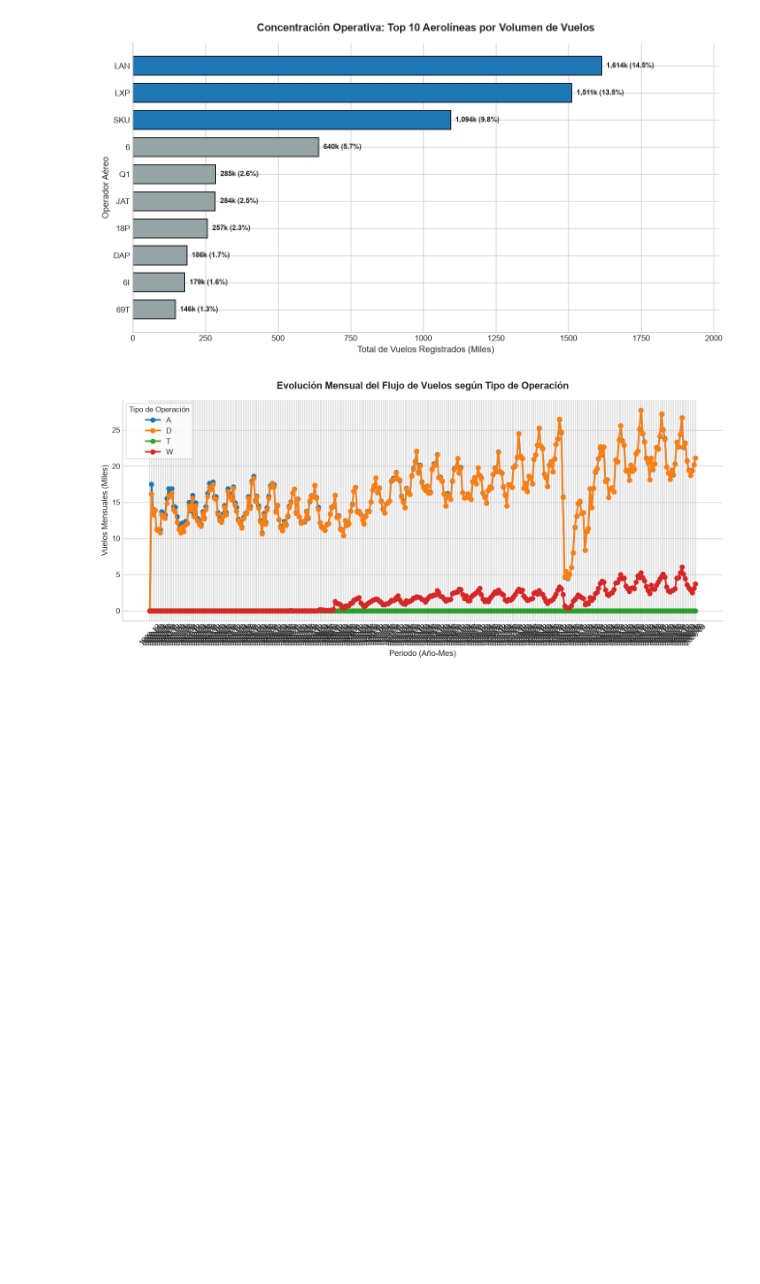
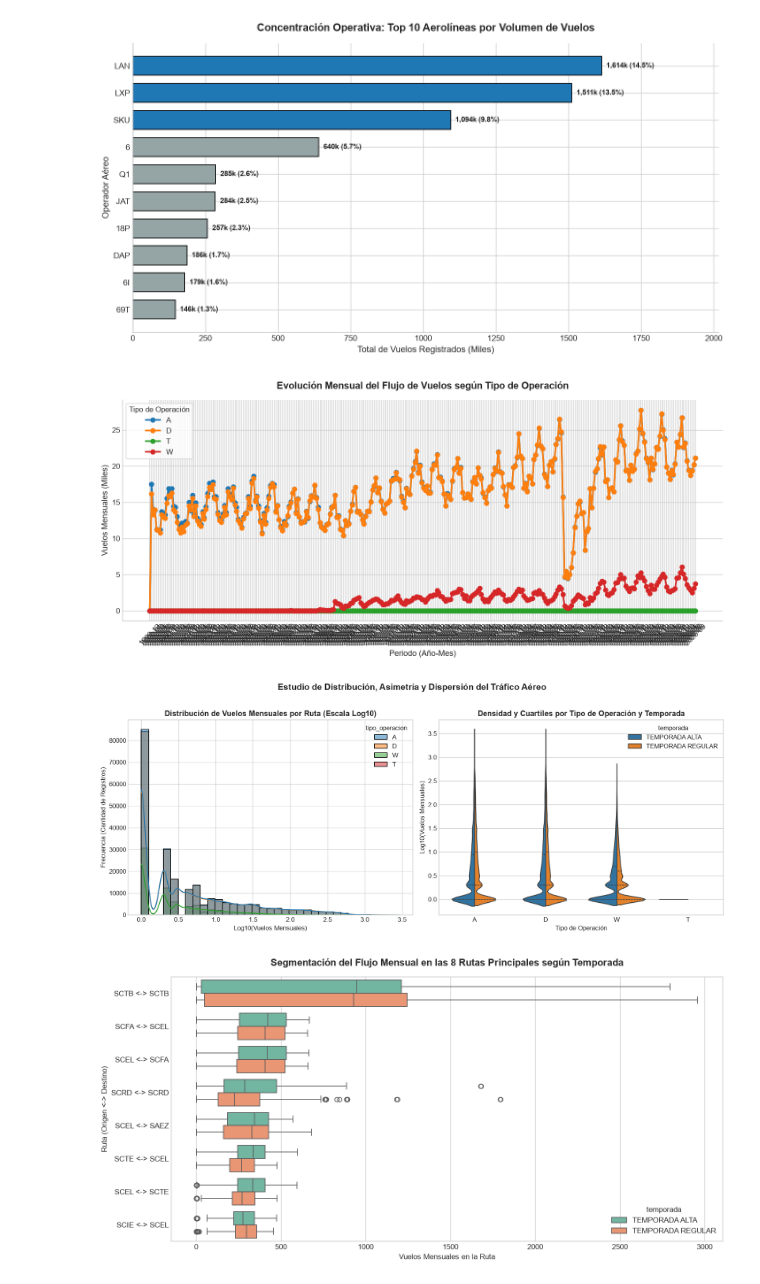
Before and after one commit to VicenteJss/visualizacion-transporte-liapiz-vicente, a Jupyter notebook: notebooks/evaluacion02.ipynb, the cells around one changed output. Drawn from its saved outputs; the diff is of its cells as text; code cells hidden in the pictures; blank space fills up the shorter version.

Commit message:
viz: integra seaborn y grafico multidimensional cruzando 5 variables

```diff
--- a/notebooks/evaluacion02.ipynb
+++ b/notebooks/evaluacion02.ipynb
@@ -492,3 +492,48 @@ plt.show()
 # %% [output]
 [figure]
 [figure]
+# %%
+# PREPARACIÓN DE DATOS PARA SEABORN (Para no colapsar la RAM)
+# Agrupamos los vuelos por ruta y mes
+df_rutas_mes = df_clean.groupby(['periodo_ym', 'ruta', 'tipo_operacion', 'temporada'], as_index=False).agg(
+    vuelos_mensuales=('dt_operacion', 'count')
+)
+df_rutas_mes = df_rutas_mes[df_rutas_mes['vuelos_mensuales'] > 0].copy()
+
+# Aplicamos logaritmo base 10 porque hay rutas masivas y rutas de 1 solo vuelo
+df_rutas_mes['log10_vuelos'] = np.log10(df_rutas_mes['vuelos_mensuales'])
+
+# --- VISUALIZACIÓN 3 (SEABORN - DISTRIBUCIÓN): Histograma y Violinplot ---
+fig, axes = plt.subplots(1, 2, figsize=(14, 5.5), dpi=120)
+
+sns.histplot(data=df_rutas_mes, x='log10_vuelos', hue='tipo_operacion', kde=True, bins=35, ax=axes[0], alpha=0.5)
+axes[0].set_title("Distribución de Vuelos Mensuales por Ruta (Escala Log10)", fontsize=12, fontweight='bold')
+axes[0].set_xlabel("Log10(Vuelos Mensuales)")
+axes[0].set_ylabel("Frecuencia (Cantidad de Registros)")
+
+sns.violinplot(data=df_rutas_mes, x='tipo_operacion', y='log10_vuelos', hue='temporada', split=True, inner='quart', ax=axes[1])
+axes[1].set_title("Densidad y Cuartiles por Tipo de Operación y Temporada", fontsize=12, fontweight='bold')
+axes[1].set_xlabel("Tipo de Operación")
+axes[1].set_ylabel("Log10(Vuelos Mensuales)")
+
+fig.suptitle("Estudio de Distribución, Asimetría y Dispersión del Tráfico Aéreo", fontsize=14, fontweight='bold', y=1.02)
+fig.tight_layout()
+fig.savefig(f"{FIGURES_DIR}03_seaborn_distribucion.png", dpi=300, bbox_inches='tight')
+plt.show()
+
+# --- VISUALIZACIÓN 4 (SEABORN - SEGMENTACIÓN): Boxplot de Top 8 Rutas ---
+top8_rutas = df_rutas_mes.groupby('ruta')['vuelos_mensuales'].sum().nlargest(8).index.tolist()
+df_top8 = df_rutas_mes[df_rutas_mes['ruta'].isin(top8_rutas)]
+
+fig, ax = plt.subplots(figsize=(12, 6), dpi=120)
+sns.boxplot(data=df_top8, x='vuelos_mensuales', y='ruta', hue='temporada', order=top8_rutas, palette="Set2", ax=ax)
+ax.set_title("Segmentación del Flujo Mensual en las 8 Rutas Principales según Temporada", fontsize=13, fontweight='bold', pad=15)
+ax.set_xlabel("Vuelos Mensuales en la Ruta")
+ax.set_ylabel("Ruta (Origen <-> Destino)")
+
+fig.tight_layout()
+fig.savefig(f"{FIGURES_DIR}04_seaborn_segmentacion_rutas.png", dpi=300)
+plt.show()
+# %% [output]
+[figure, added]
+[figure, added]
```
Also changed, not shown: parts of 3 cells of this notebook, 3 other files.
